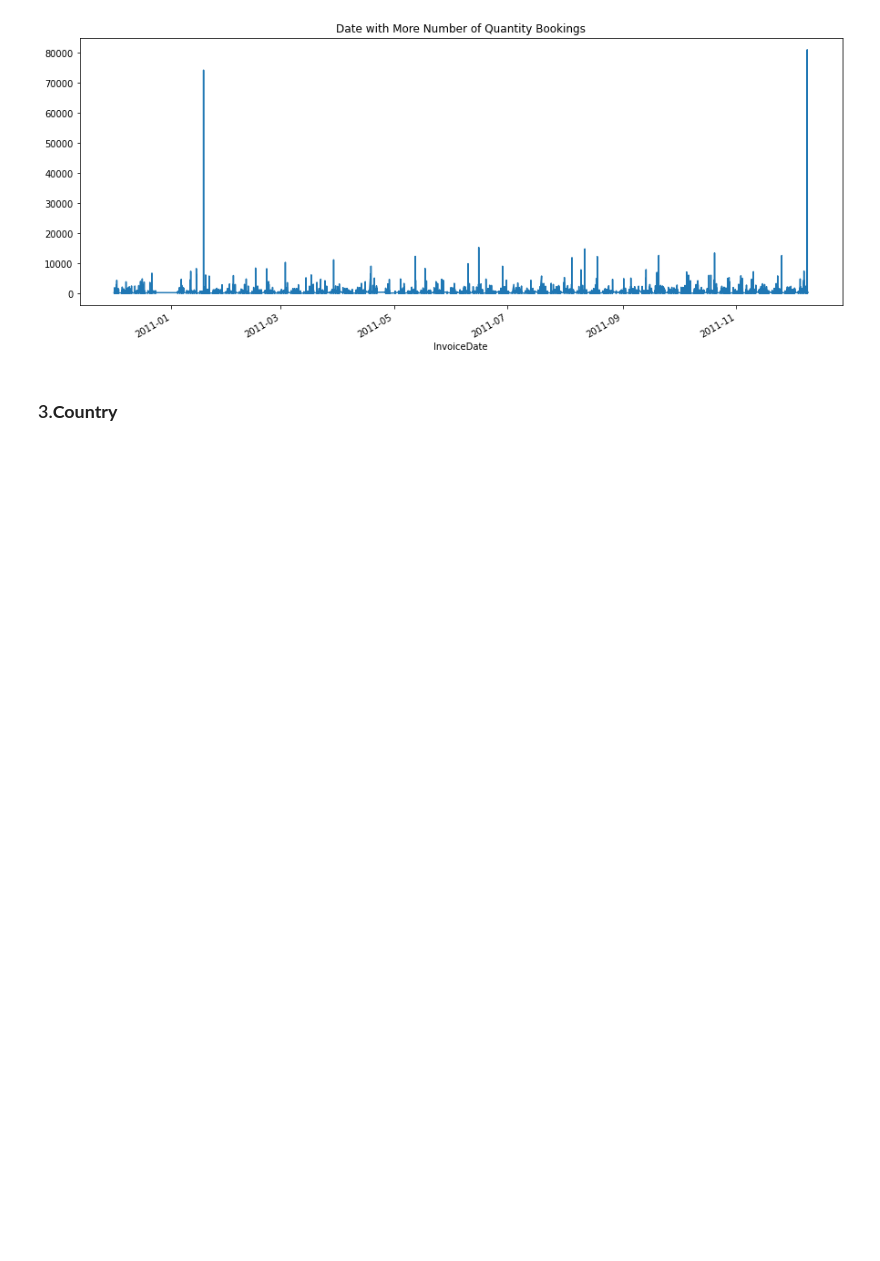
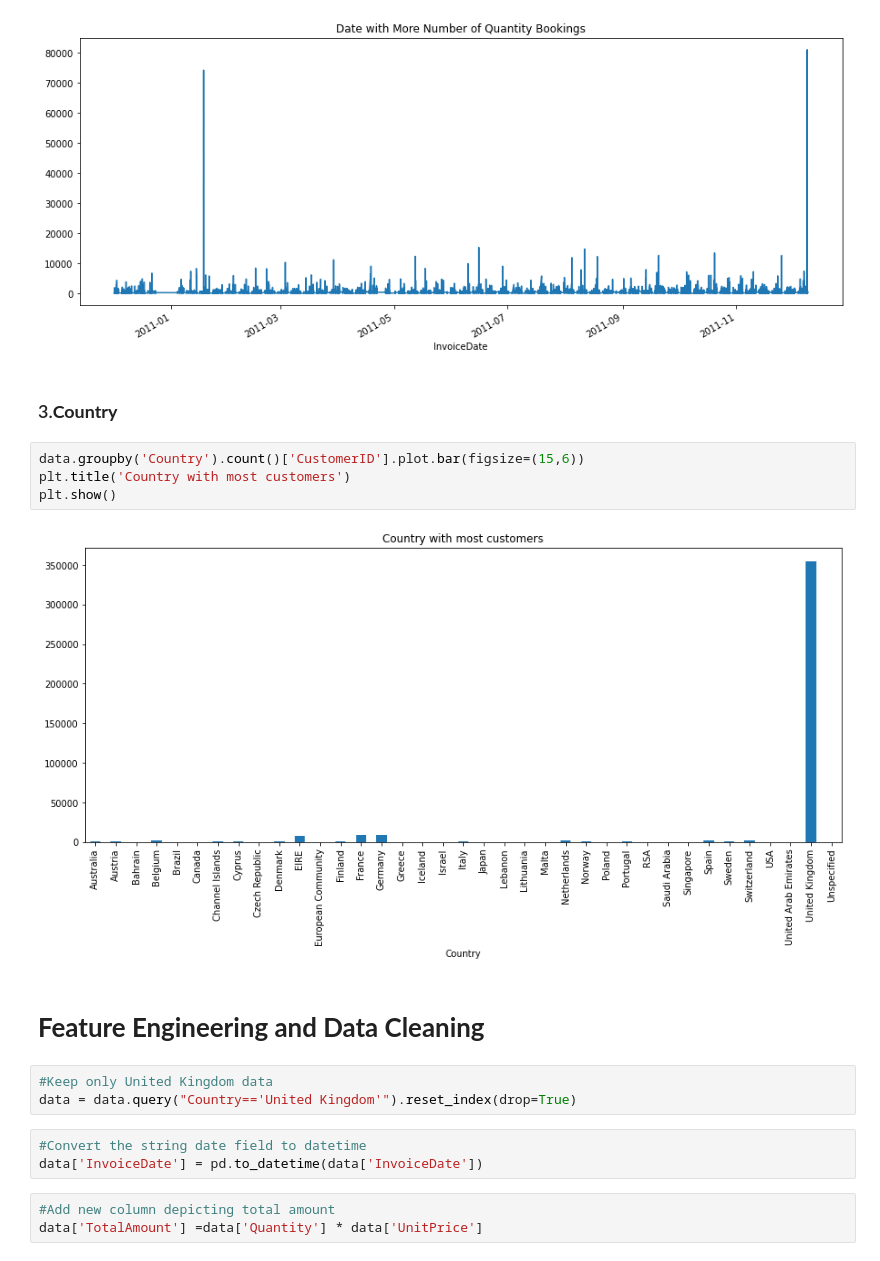
Before and after one commit to Deven876/Customer-Segmentation, a Jupyter notebook: Customer_Segmentation.ipynb, the cells around one changed output. Cells and saved outputs as stored; diff of their text form; blank space fills up the shorter version.

Commit message:
feature engineering

```diff
--- a/Customer_Segmentation.ipynb
+++ b/Customer_Segmentation.ipynb
@@ -209,3 +209,20 @@ plt.show()
 [figure]
 # %% [markdown]
 ### 3.**Country**
+# %%
+data.groupby('Country').count()['CustomerID'].plot.bar(figsize=(15,6))
+plt.title('Country with most customers')
+plt.show()
+# %% [output]
+[figure, added]
+# %% [markdown]
+# **Feature Engineering and Data Cleaning**
+# %%
+#Keep only United Kingdom data
+data = data.query("Country=='United Kingdom'").reset_index(drop=True)
+# %%
+#Convert the string date field to datetime
+data['InvoiceDate'] = pd.to_datetime(data['InvoiceDate'])
+# %%
+#Add new column depicting total amount
+data['TotalAmount'] =data['Quantity'] * data['UnitPrice']
```
Also changed, not shown: parts of 2 cells of this notebook.
